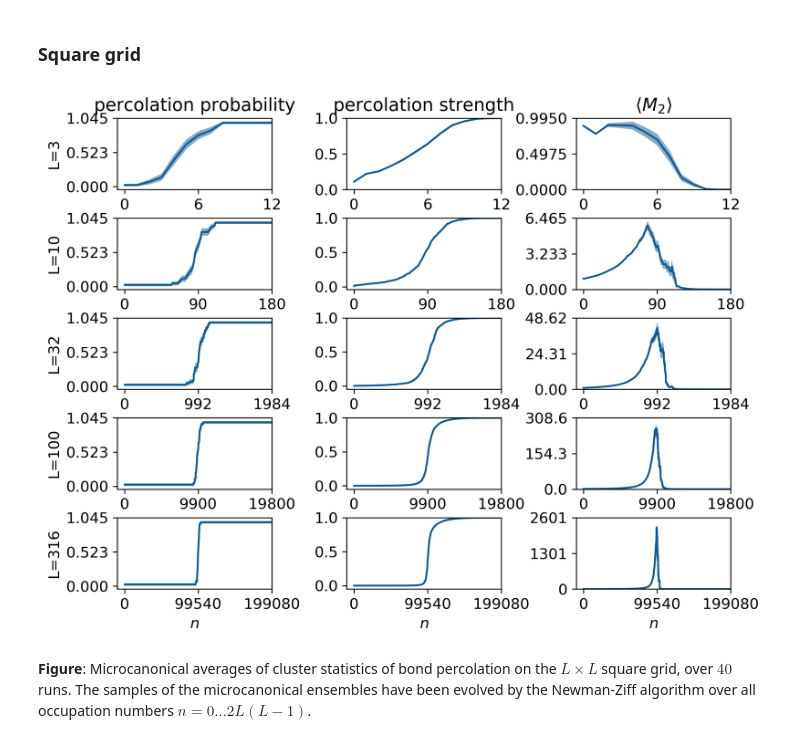
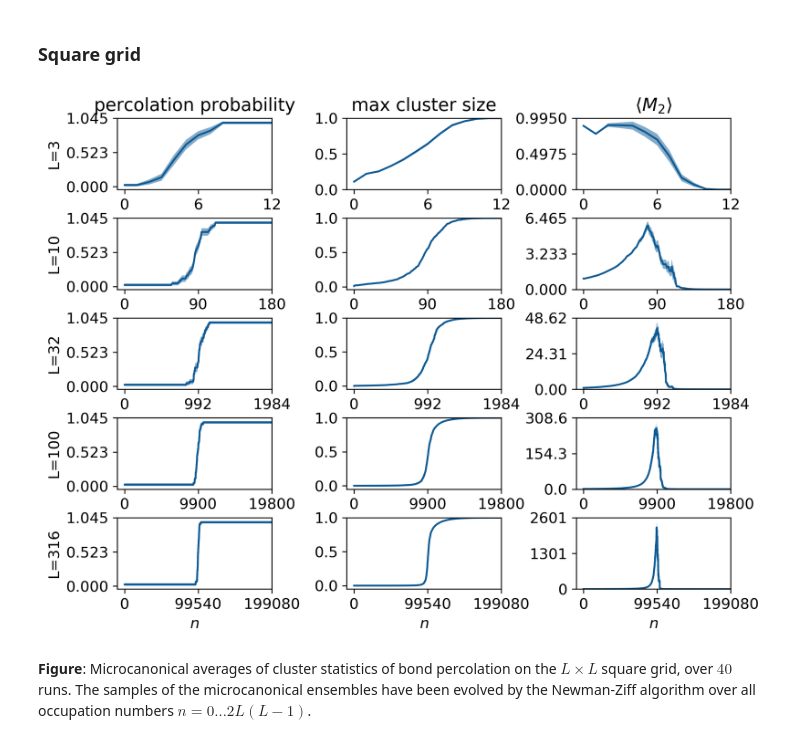
Before and after one commit to DanDan0101/percolation, a Jupyter notebook: tutorial-bond-square-lattice.ipynb, the cells around one changed output. Drawn from its saved outputs; the diff is of its cells as text; code cells hidden in the pictures.

```diff
--- a/tutorial-bond-square-lattice.ipynb
+++ b/tutorial-bond-square-lattice.ipynb
@@ -362,7 +362,7 @@ for l_index, l in enumerate(chain_ls):
         ax.set_yticks(np.linspace(0, ax.get_ylim()[1], num=3))
 
 axes[0, 0].set_title(r'percolation probability')
-axes[0, 1].set_title(r'percolation strength')
+axes[0, 1].set_title(r'max cluster size')
 axes[0, 2].set_title(r'$\langle M_2 \rangle$')
 
 for ax in axes[-1, :]:
@@ -441,35 +441,35 @@ for l_index, l in enumerate(grid_ls):
     )
     axes[l_index, 2].fill_between(
         np.arange(avg_arrays['M'] + 1),
         avg_arrays['moments_ci'][2].T[1],
         avg_arrays['moments_ci'][2].T[0],
         facecolor=line.get_color(),
         alpha=0.5,
         rasterized=True,
     )
 
 
     axes[l_index, 0].set_ylabel(r'L={}'.format(l))
     axes[l_index, 1].set_ylim(ymax=1.0)
     axes[l_index, 2].set_ylim(ymin=0.0)
 
     for ax in axes[l_index, :]:
         num_edges = avg_arrays['M']
         ax.set_xlim(xmax=num_edges)
         ax.set_xticks(np.linspace(0, num_edges, num=3))
         ax.set_yticks(np.linspace(0, ax.get_ylim()[1], num=3))
 
 axes[0, 0].set_title(r'percolation probability')
-axes[0, 1].set_title(r'percolation strength')
+axes[0, 1].set_title(r'max cluster size')
 axes[0, 2].set_title(r'$\langle M_2 \rangle$')
 
 for ax in axes[-1, :]:
     ax.set_xlabel(r'$n$')
 
 plt.tight_layout(0)
 plt.show()
 # %% [output]
-[figure, old version]
+[figure, new version]
 # %% [markdown]
 **Figure**: Microcanonical averages of cluster statistics of bond percolation on the $L \times L$ square grid, over $40$ runs. The samples of the microcanonical ensembles have been evolved by the Newman-Ziff algorithm over all occupation numbers $n = 0 \ldots 2 L (L - 1)$.
 # %% [markdown]
```
Also changed, not shown: parts of 3 cells of this notebook.
